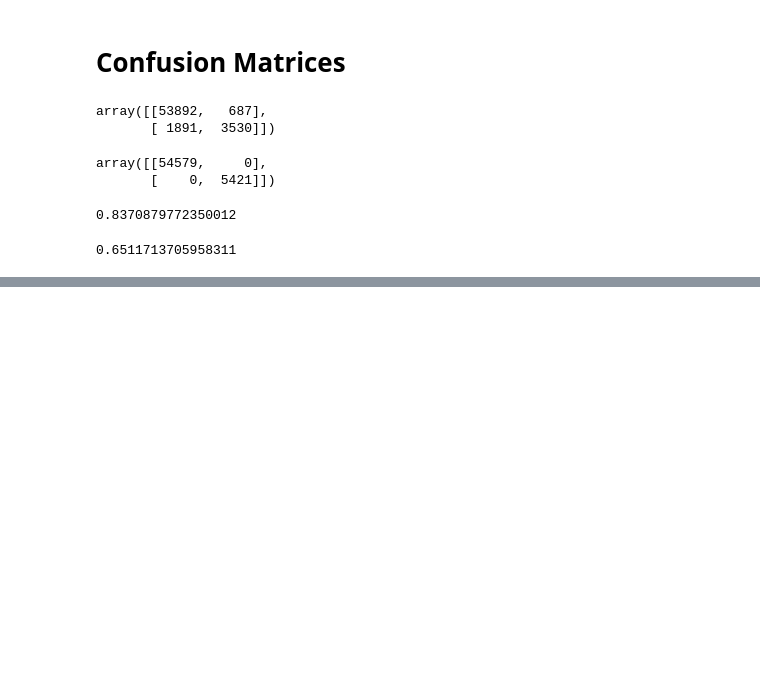
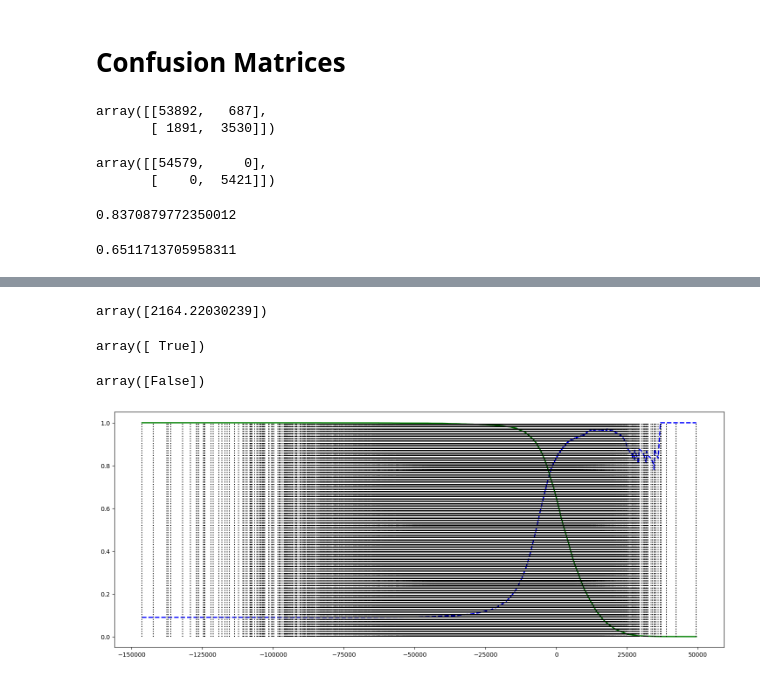
Before and after one commit to Brian342/JupyterLab, a Jupyter notebook: Classification.ipynb, the cells around one changed output, grey strips where cells are left out. Saved outputs shown, nothing was run; the diff lists cells and outputs as text; code cells hidden in the pictures; blank space fills up the shorter version.

```diff
--- a/Classification.ipynb
+++ b/Classification.ipynb
@@ -160,0 +163,33 @@ f1_score(y_train_)
+# %%
+y_scores = sgd_clf.decision_function([some_digit])
+y_scores
+# %% [output]
+array([2164.22030239])
+# %%
+threshold = 0
+y_some_digit_pred = (y_scores > threshold)
+y_some_digit_pred
+# %% [output]
+array([ True])
+# %%
+threshold = 3000
+y_some_digit_pred = (y_scores > threshold)
+y_some_digit_pred
+# %% [output]
+array([False])
+# %%
+y_scores = cross_val_predict(sgd_clf, X_train, y_train_5, cv=3,
+                            method="decision_function")
+# %%
+from sklearn.metrics import precision_recall_curve
+precisions, recalls, thresholds = precision_recall_curve(y_train_5, y_scores)
+# %%
+# plot the recall and precision as a threshold function
+plt.figure(figsize=(18, 7))
+plt.plot(thresholds, precisions[:-1], "b--", label="Precision", linewidth=2)
+plt.plot(thresholds, recalls[:-1], "g-", label="Recall", linewidth=2)
+plt.vlines(thresholds, 0, 1.0, "k", "dotted", label="threshold")
+plt.savefig("recall_precisions.png", dpi=300)
+plt.show()
+# %% [output]
+[figure, added]
```
Also changed, not shown: parts of 1 cell of this notebook, 1 other file.
